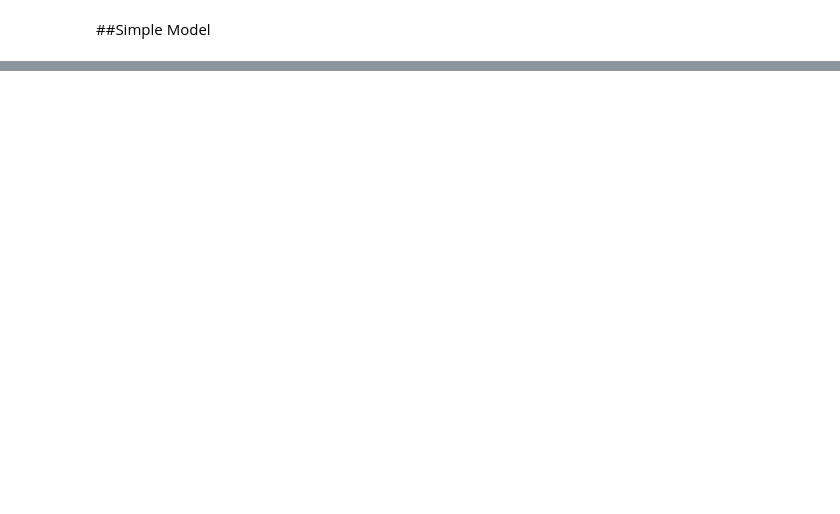
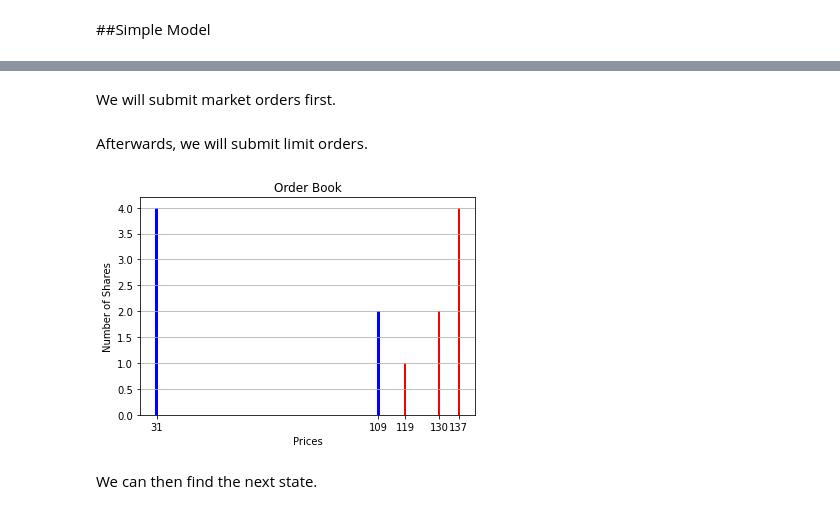
Before and after one commit to TikhonJelvis/RL-book, a Jupyter notebook: assignment 9/Assignment9.ipynb, the cells around one changed output, grey strips where cells are left out. Saved outputs shown, nothing was run; the diff lists cells and outputs as text; code cells hidden in the pictures; blank space fills up the shorter version.

```diff
--- a/assignment 9/Assignment9.ipynb
+++ b/assignment 9/Assignment9.ipynb
@@ -82,0 +122,52 @@ Thus, we can assume that the sell market order is poisson with a parameter $\lam
+# %% [markdown]
+We will submit market orders first.
+# %%
+#Buy market order
+receipt, Book = Book.buy_market_order(np.random.poisson(buy_market_order_rate))
+
+#Sell market order
+receipt, Book = Book.sell_market_order(np.random.poisson(sell_market_order_rate))
+# %% [markdown]
+Afterwards, we will submit limit orders.
+# %%
+#Sell limit order
+
+#First, we have to find the ask price.
+#Note that if we start with empty book, the ask price will not exist.
+#Thus, we will use high_price instead.
+if len(Book.ascending_asks) == 0:
+  ask_price = high_price
+else:
+  ask_price = Book.ask_price()
+
+#Find prices and qunatities
+sell_price = np.random.uniform(low=low_price, high=ask_price, size=sell_limit_N)
+sell_quantity = np.random.poisson(lam=sell_limit_order_rate, size=sell_limit_N)
+
+#Submit limit sell orders
+for i in range(sell_limit_N):
+  receipt, Book = Book.sell_limit_order(sell_price[i], sell_quantity[i])
+# %%
+#Buy limit order
+
+#First, we have to find the bid price.
+#Note that if we start with empty book, the ask price will not exist.
+#Thus, we will use high_price instead.
+if len(Book.descending_bids) == 0:
+  bid_price = low_price
+else:
+  bid_price = Book.bid_price()
+
+#Find prices and qunatities
+buy_price = np.random.uniform(low=bid_price, high=high_price, size=buy_limit_N)
+buy_quantity = np.random.poisson(lam=buy_limit_order_rate, size=buy_limit_N)
+
+#Submit limit buy orders
+for i in range(buy_limit_N):
+  receipt, Book = Book.buy_limit_order(buy_price[i], buy_quantity[i])
+# %%
+Book.display_order_book()
+# %% [output]
+[figure, added]
+# %% [markdown]
+We can then find the next state.
```
Also changed, not shown: parts of 18 cells of this notebook, 2 other files.
